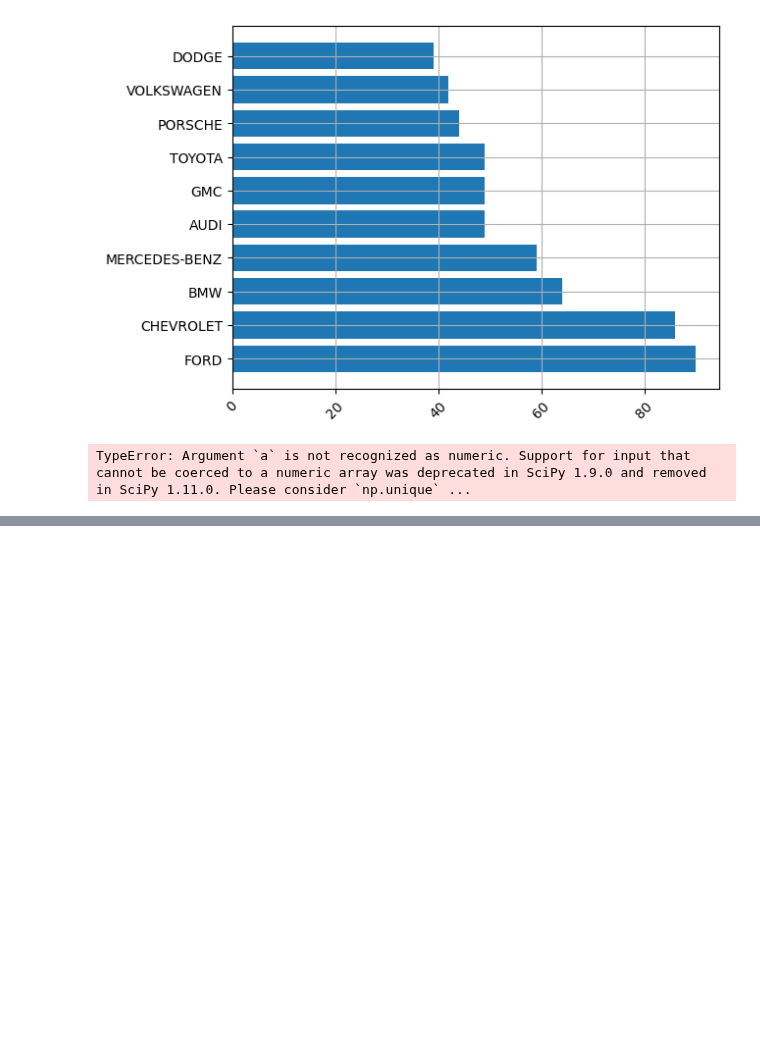
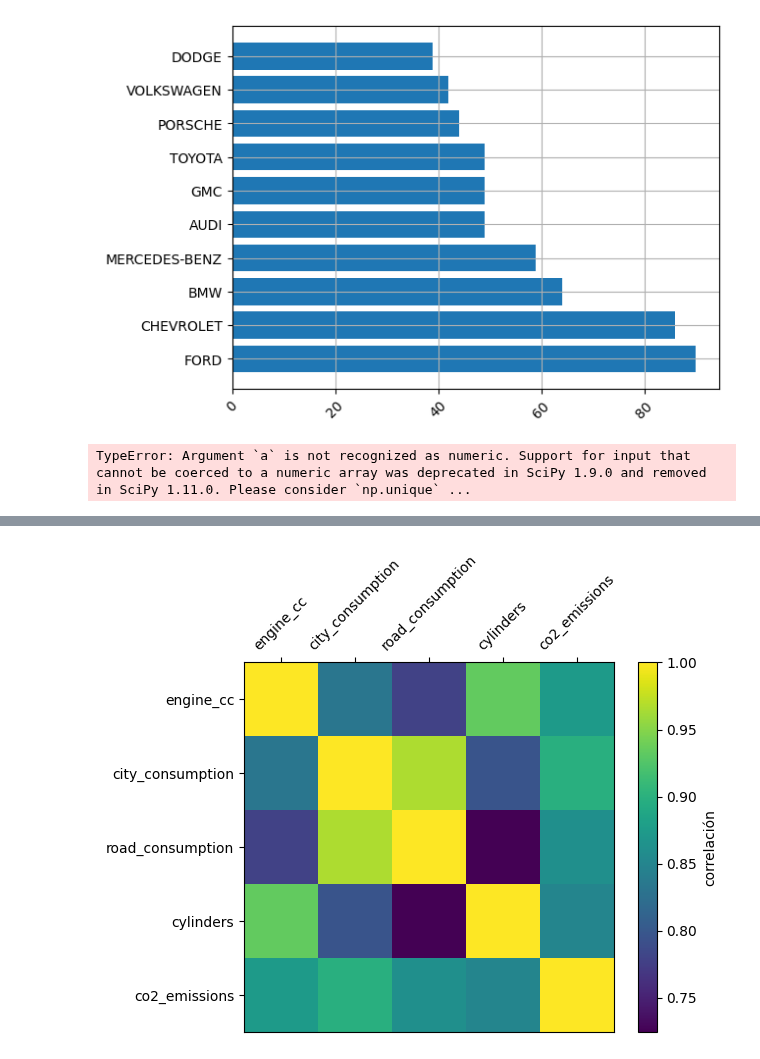
Before and after one commit to CaroliCosas/Bootcamp_Data_Science, a Jupyter notebook: mod2-estudio-matematicas-y-estadistica-main/01.Estudio Ejercicios/05.numpy_estadisticas.ipynb, the cells around one changed output, grey strips where cells are left out. Drawn from its saved outputs; the diff is of its cells as text; code cells hidden in the pictures; blank space fills up the shorter version.

```diff
--- a/mod2-estudio-matematicas-y-estadistica-main/01.Estudio Ejercicios/05.numpy_estadisticas.ipynb
+++ b/mod2-estudio-matematicas-y-estadistica-main/01.Estudio Ejercicios/05.numpy_estadisticas.ipynb
@@ -372,0 +463,11 @@ NameError: name 'filtrar_outliers' is not defined
+# %%
+
+city_consumption = np.genfromtxt("../Data/FuelConsumptionCo2.csv", usecols=(8), delimiter=",", skip_header=1, dtype=np.float32)
+road_consumption = np.genfromtxt("../Data/FuelConsumptionCo2.csv", usecols=(9), delimiter=",", skip_header=1, dtype=np.float32)
+co2_emissions = np.genfromtxt("../Data/FuelConsumptionCo2.csv", usecols=(12), delimiter=",", skip_header=1, dtype=np.float32)
+engine_cc = np.genfromtxt("../Data/FuelConsumptionCo2.csv", usecols=(4), delimiter=",", skip_header=1, dtype=np.float32)
+cylinders = np.genfromtxt("../Data/FuelConsumptionCo2.csv", usecols=(5), delimiter=",", skip_header=1, dtype=np.int8)
+
+print(co2_emissions)
+print(engine_cc)
+print(cylinders)
@@ -372,0 +518,19 @@ NameError: name 'filtrar_outliers' is not defined
+# %%
+columnas = [engine_cc, city_consumption, road_consumption, cylinders, co2_emissions] # 5 columnas del CSV que pasamos a un array
+
+matriz_lista = list()
+
+# podemos hacer un for para interrelacionar las columnas, o usar pandas
+for columna1 in columnas:
+
+    fila = list()
+
+    for columna2 in columnas:
+
+        fila.append(stats.pearsonr(columna1, columna2)[0])
+
+    matriz_lista.append(fila)
+
+print(matriz_lista)
+matriz = np.array(matriz_lista)
+print(matriz)
@@ -372,0 +544,13 @@ NameError: name 'filtrar_outliers' is not defined
+# %%
+column_names = ['engine_cc', 'city_consumption', 'road_consumption', 'cylinders', 'co2_emissions']
+
+#plt.imshow(matriz, cmap='inferno')
+#plt.imshow(matriz)
+#plt.imshow(matriz, cmap='viridis', vmin=-1, vmax=1)
+plt.imshow(matriz, cmap='viridis')
+plt.colorbar(label='correlación')
+plt.xticks(range(len(column_names)), column_names, rotation=45)
+plt.yticks(range(len(column_names)), column_names)
+plt.gca().xaxis.set_ticks_position('top')
+# %% [output]
+[figure, added]
```
Also changed, not shown: parts of 25 cells of this notebook, 1 other file.
